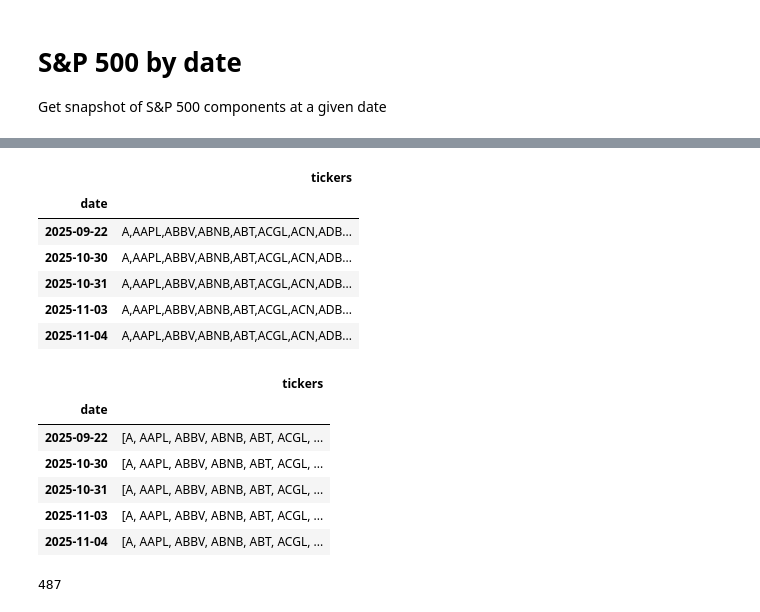
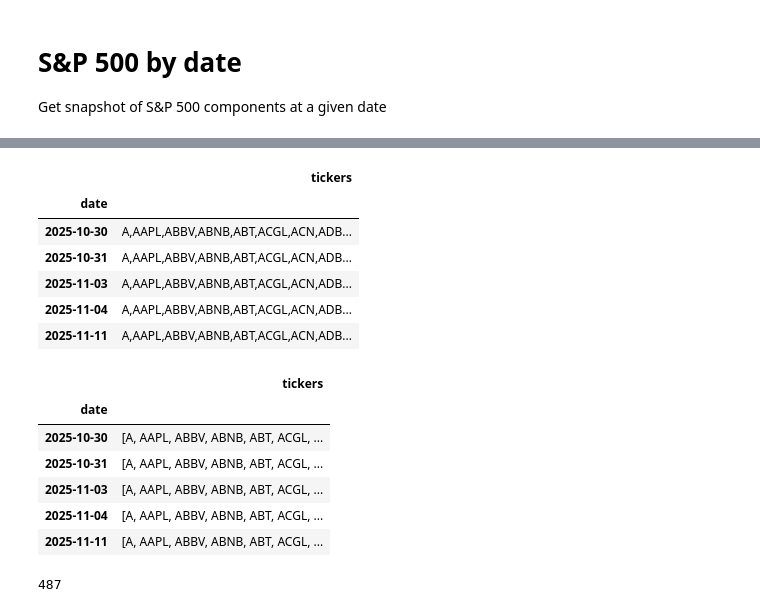
Before and after one commit to fja05680/sp500, a Jupyter notebook: sp500_by_date.ipynb, the cells around one changed output, grey strips where cells are left out. Drawn from its saved outputs; the diff is of its cells as text; code cells hidden in the pictures.

```diff
--- a/sp500_by_date.ipynb
+++ b/sp500_by_date.ipynb
@@ -30,17 +30,17 @@ def get_table(filename):
         df = pd.read_csv(filename, index_col='date')
         return df
 # %%
-filename = 'S&P 500 Historical Components & Changes(11-09-2025).csv'
+filename = 'S&P 500 Historical Components & Changes(11-16-2025).csv'
 df = get_table(filename)
 df.tail()
 # %% [output]
 |  | tickers |
 | date |  |
-| 2025-09-22 | A,AAPL,ABBV,ABNB,ABT,ACGL,ACN,ADB... |
 | 2025-10-30 | A,AAPL,ABBV,ABNB,ABT,ACGL,ACN,ADB... |
 | 2025-10-31 | A,AAPL,ABBV,ABNB,ABT,ACGL,ACN,ADB... |
 | 2025-11-03 | A,AAPL,ABBV,ABNB,ABT,ACGL,ACN,ADB... |
 | 2025-11-04 | A,AAPL,ABBV,ABNB,ABT,ACGL,ACN,ADB... |
+| 2025-11-11 | A,AAPL,ABBV,ABNB,ABT,ACGL,ACN,ADB... |
 # %%
 # Convert ticker column from csv to list, then sort.
 df['tickers'] = df['tickers'].apply(lambda x: sorted(x.split(',')))
@@ -48,11 +48,11 @@ df.tail()
 # %% [output]
 |  | tickers |
 | date |  |
-| 2025-09-22 | [A, AAPL, ABBV, ABNB, ABT, ACGL, ... |
 | 2025-10-30 | [A, AAPL, ABBV, ABNB, ABT, ACGL, ... |
 | 2025-10-31 | [A, AAPL, ABBV, ABNB, ABT, ACGL, ... |
 | 2025-11-03 | [A, AAPL, ABBV, ABNB, ABT, ACGL, ... |
 | 2025-11-04 | [A, AAPL, ABBV, ABNB, ABT, ACGL, ... |
+| 2025-11-11 | [A, AAPL, ABBV, ABNB, ABT, ACGL, ... |
 # %%
 # Number of symbols in the first row.
 l = list(df['tickers'].head(1))[0]
```
Also changed, not shown: parts of 1 cell of this notebook, 6 other files.
